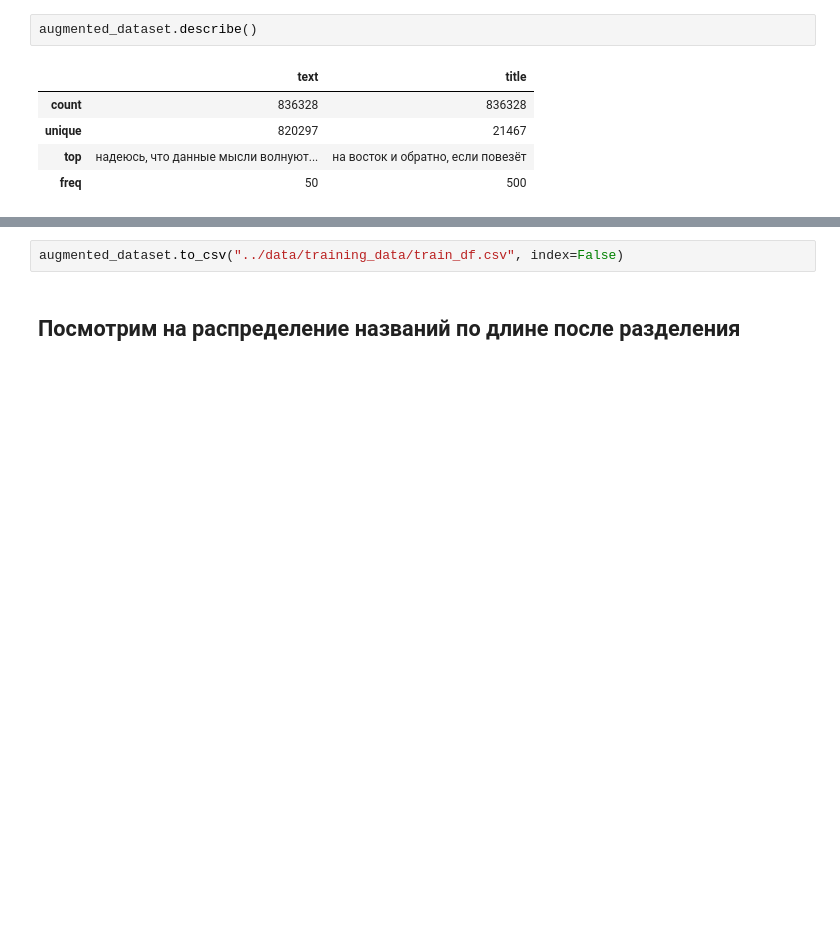
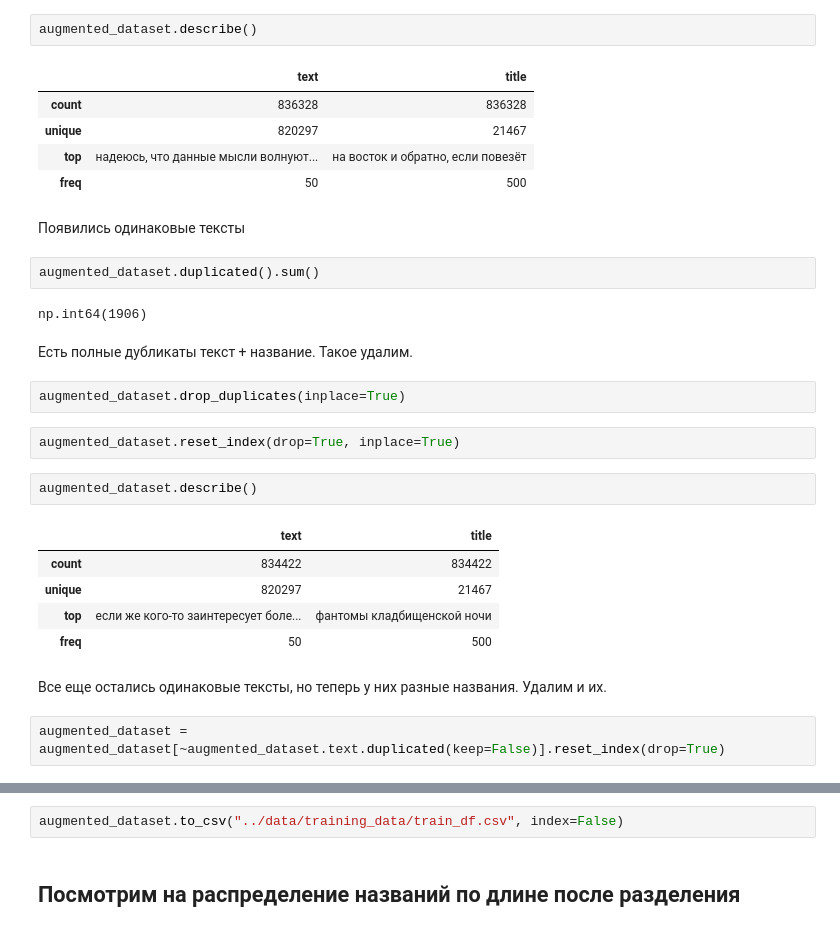
Before and after one commit to VeronikaSteklo/generation_names, a Jupyter notebook: notebooks/augmentation.ipynb, the cells around one changed output, grey strips where cells are left out. Saved outputs shown, nothing was run; the diff lists cells and outputs as text; blank space fills up the shorter version.

Commit message:
add drop duplicates

```diff
--- a/notebooks/augmentation.ipynb
+++ b/notebooks/augmentation.ipynb
@@ -184,3 +184,27 @@ augmented_dataset.describe()
 | unique | 820297 | 21467 |
 | top | надеюсь, что данные мысли волнуют... | на восток и обратно, если повезёт |
 | freq | 50 | 500 |
+# %% [markdown]
+Появились одинаковые тексты
+# %%
+augmented_dataset.duplicated().sum()
+# %% [output]
+np.int64(1906)
+# %% [markdown]
+Есть полные дубликаты текст + название. Такое удалим.
+# %%
+augmented_dataset.drop_duplicates(inplace=True)
+# %%
+augmented_dataset.reset_index(drop=True, inplace=True)
+# %%
+augmented_dataset.describe()
+# %% [output]
+|  | text | title |
+| count | 834422 | 834422 |
+| unique | 820297 | 21467 |
+| top | если же кого-то заинтересует боле... | фантомы кладбищенской ночи |
+| freq | 50 | 500 |
+# %% [markdown]
+Все еще остались одинаковые тексты, но теперь у них разные названия. Удалим и их.
+# %%
+augmented_dataset = augmented_dataset[~augmented_dataset.text.duplicated(keep=False)].reset_index(drop=True)
```
Also changed, not shown: parts of 2 cells of this notebook.
